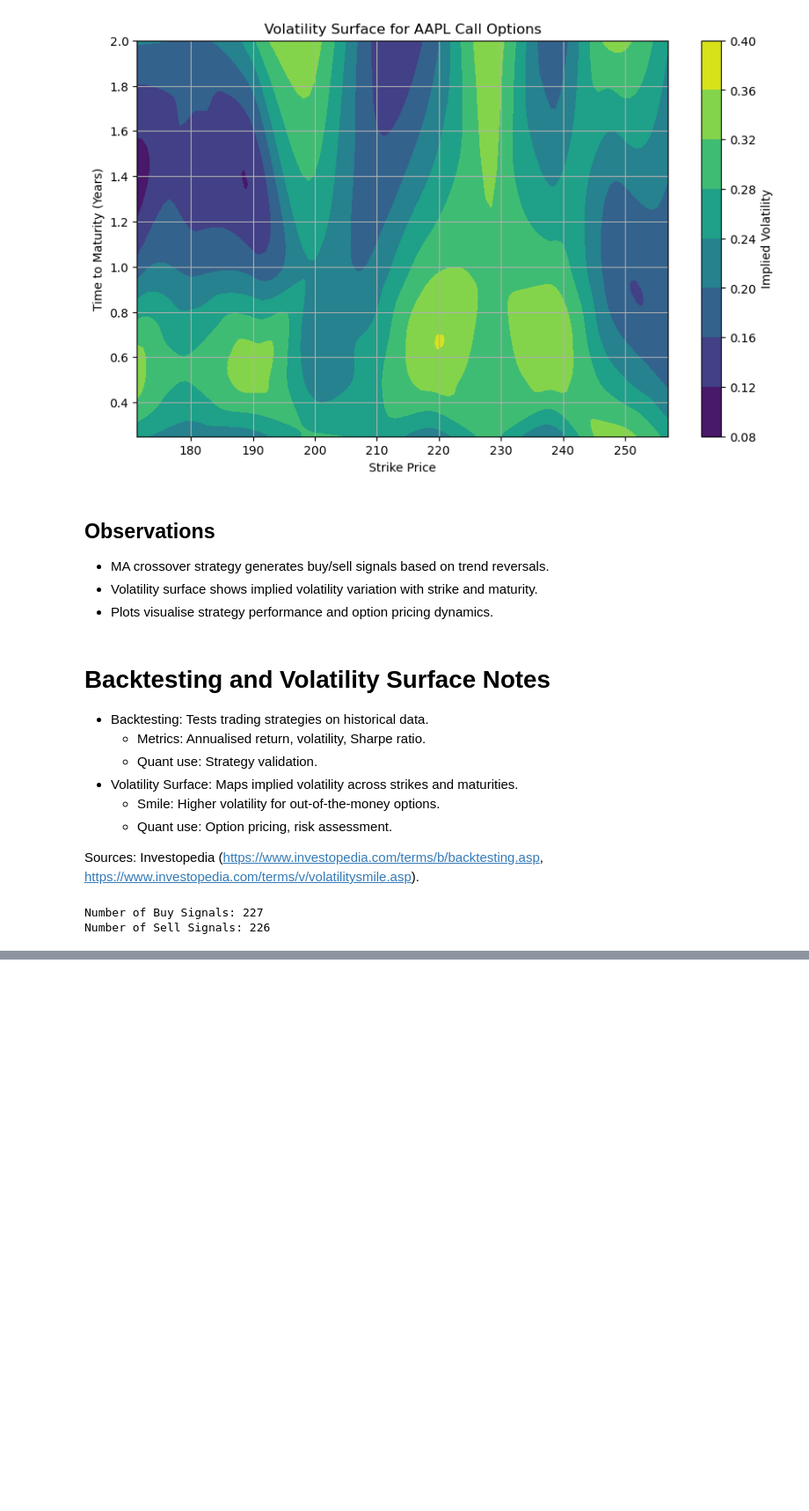
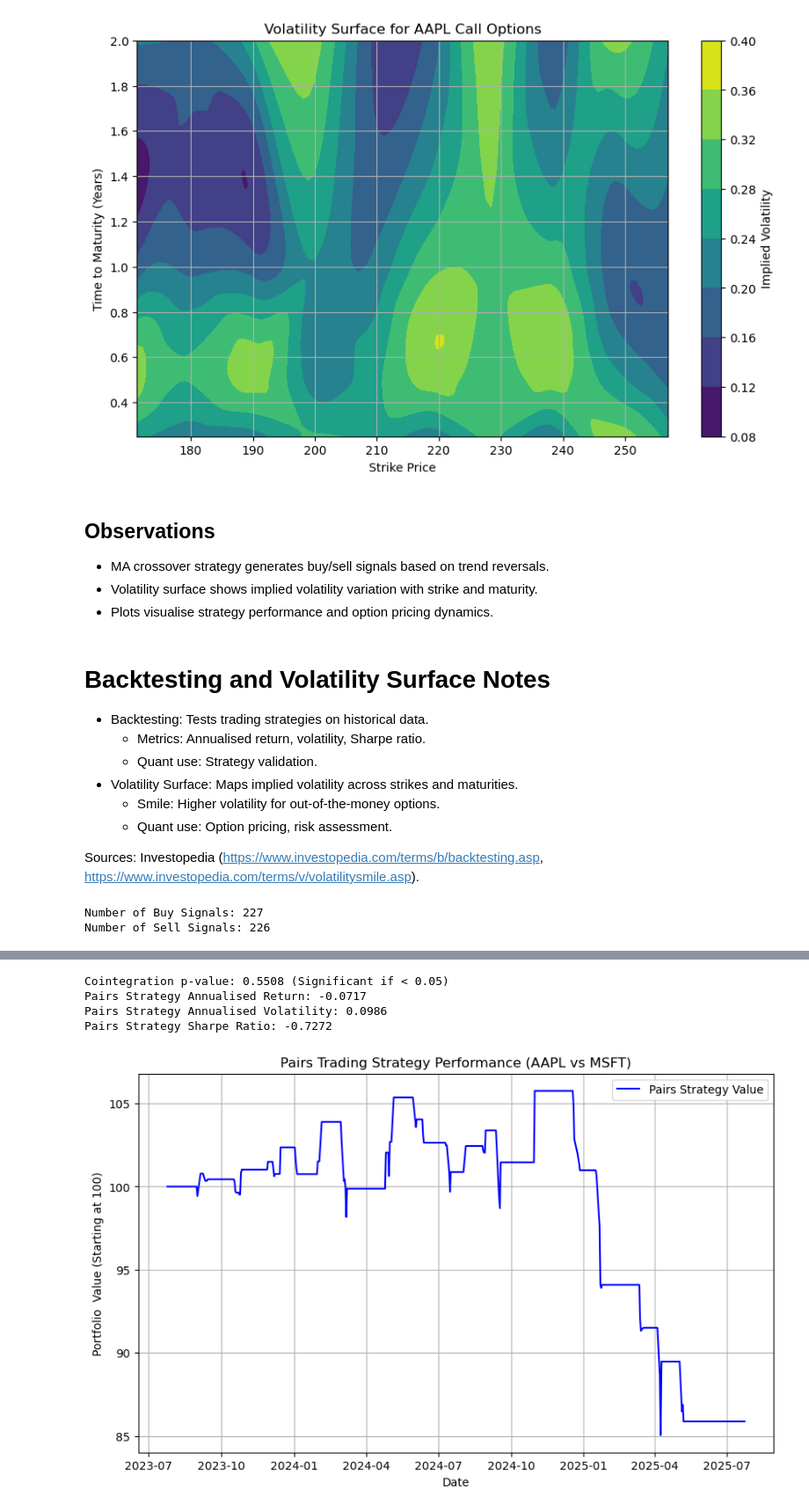
Before and after one commit to mhezie/Quant-Portfolio, a Jupyter notebook: Quant-Portfolio.ipynb, the cells around one changed output, grey strips where cells are left out. Shown at 88% size. Cells and saved outputs as stored; diff of their text form; code cells hidden in the pictures; blank space fills up the shorter version.

Commit message:
Day 12: Pairs trading (AAPL/MSFT), Black-Scholes Greeks, LeetCode Wildcard Matching

```diff
--- a/Quant-Portfolio.ipynb
+++ b/Quant-Portfolio.ipynb
@@ -1303,0 +1340,60 @@ Number of Sell Signals: 226
+# %%
+import yfinance as yf
+import pandas as np
+import numpy as np
+import matplotlib.pyplot as plt
+import seaborn as sns
+from statsmodels.tsa.stattools import coint
+from scipy.stats import norm
+
+# Download AAPL and MSFT data (2 years, daily)
+data = yf.download(['AAPL', 'MSFT'], start='2023-07-24', end='2025-07-24', progress=False, auto_adjust=False)['Close']
+returns = data.pct_change().dropna()
+log_prices = np.log(data)
+
+# Pairs trading: AAPL vs MSFT
+score, pvalue, _ = coint(log_prices['AAPL'], log_prices['MSFT'])
+print(f"Cointegration p-value: {pvalue:.4f} (Significant if < 0.05)")
+
+# Calculate spread (AAPL - MSFT)
+spread = log_prices['AAPL'] - log_prices['MSFT']
+spread_mean = spread.rolling(window=20).mean()
+spread_std = spread.rolling(window=20).std()
+z_score = (spread -spread_mean) / spread_std
+
+# Generate signals
+signals = pd.DataFrame(index=data.index)
+signals['Spread'] = spread
+signals['Z_Score'] = z_score
+signals['Signal'] = 0
+signals.loc[z_score > 2, 'Signal'] = -1 # Short AAPL, Long MSFT
+signals.loc[z_score < -2, 'Signal'] = 1 # Long AAPL, Short MSFT
+signals['Position'] = signals['Signal'].shift(1)  # Next-day execution
+
+# Strategy returns
+portfolio_returns = signals['Position'] * (returns['AAPL'] - returns['MSFT'])
+cumulative_returns = (1 + portfolio_returns).cumprod() * 100 # Start at 100
+
+# Calculate strategy metrics
+annualised_return = portfolio_returns.mean() * 252
+annualised_vol = portfolio_returns.std() * np.sqrt(252)
+sharpe_ratio = annualised_return / annualised_vol if annualised_vol != 0 else np.inf
+print(f"Pairs Strategy Annualised Return: {annualised_return:.4f}")
+print(f"Pairs Strategy Annualised Volatility: {annualised_vol:.4f}")
+print(f"Pairs Strategy Sharpe Ratio: {sharpe_ratio:.4f}")
+
+# Plot strategy performance
+plt.figure(figsize=(10, 6))
+plt.plot(cumulative_returns.index, cumulative_returns, label="Pairs Strategy Value", color='b')
+plt.xlabel("Date")
+plt.ylabel("Portfolio  Value (Starting at 100)")
+plt.title("Pairs Trading Strategy Performance (AAPL vs MSFT)")
+plt.legend()
+plt.grid(True)
+plt.show()
+# %% [output]
+Cointegration p-value: 0.5508 (Significant if < 0.05)
+Pairs Strategy Annualised Return: -0.0717
+Pairs Strategy Annualised Volatility: 0.0986
+Pairs Strategy Sharpe Ratio: -0.7272
+[figure, added]
```
Also changed, not shown: parts of 8 cells of this notebook.
